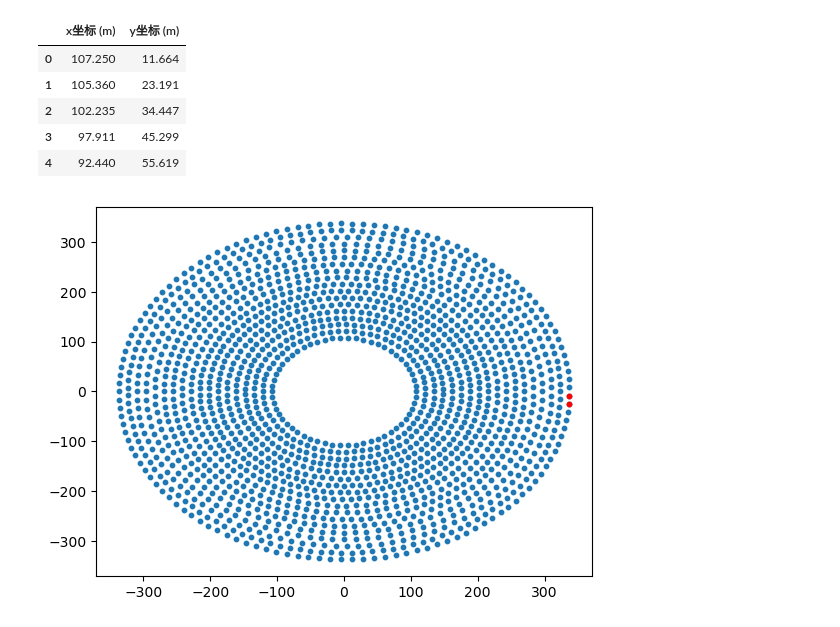
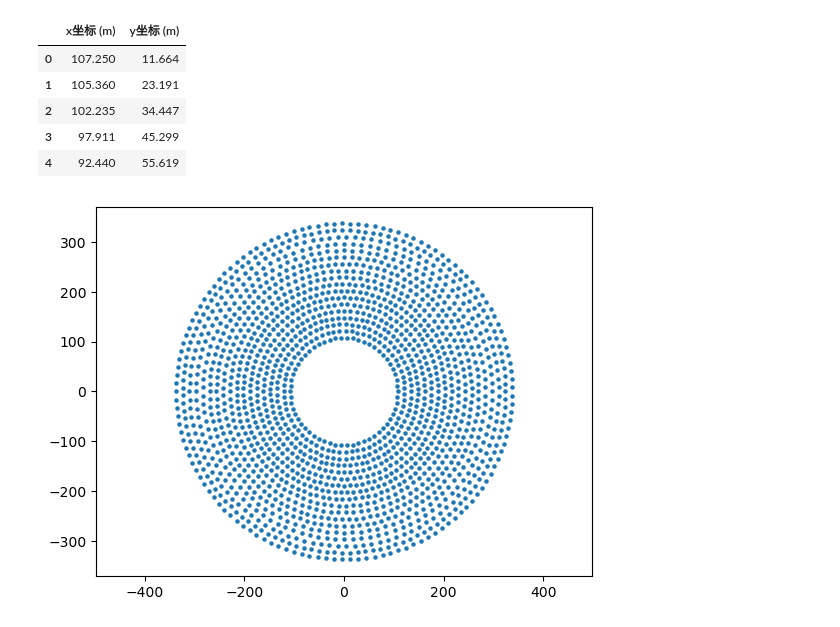
Before and after one commit to Yufeiyu2003/23cmfsh, a Jupyter notebook: distance_caculate.ipynb, the cells around one changed output. Drawn from its saved outputs; the diff is of its cells as text; code cells hidden in the pictures.

```diff
--- a/distance_caculate.ipynb
+++ b/distance_caculate.ipynb
@@ -134,12 +134,11 @@ data.head()
 # %%
 # 将数据转化为矩阵
 data = np.array(data)
 import matplotlib.pyplot as plt
 # 以每行的第一列为x坐标，第二列为y坐标，绘制正方形散点图
-plt.scatter(data[:, 0], data[:, 1], s = 10)
-# 把第1500行的点绘制成红色
-plt.scatter(data[-1, 0], data[-1, 1], s = 10, c = 'r')
-plt.scatter(data[-2, 0], data[-2, 1], s = 10, c = 'r')
+plt.scatter(data[:, 0], data[:, 1], s = 5)
+# 正比
+plt.axis('equal')
 plt.show()
 # %% [output]
-[figure, old version]
+[figure, new version]
```
Also changed, not shown: 5 other files.
